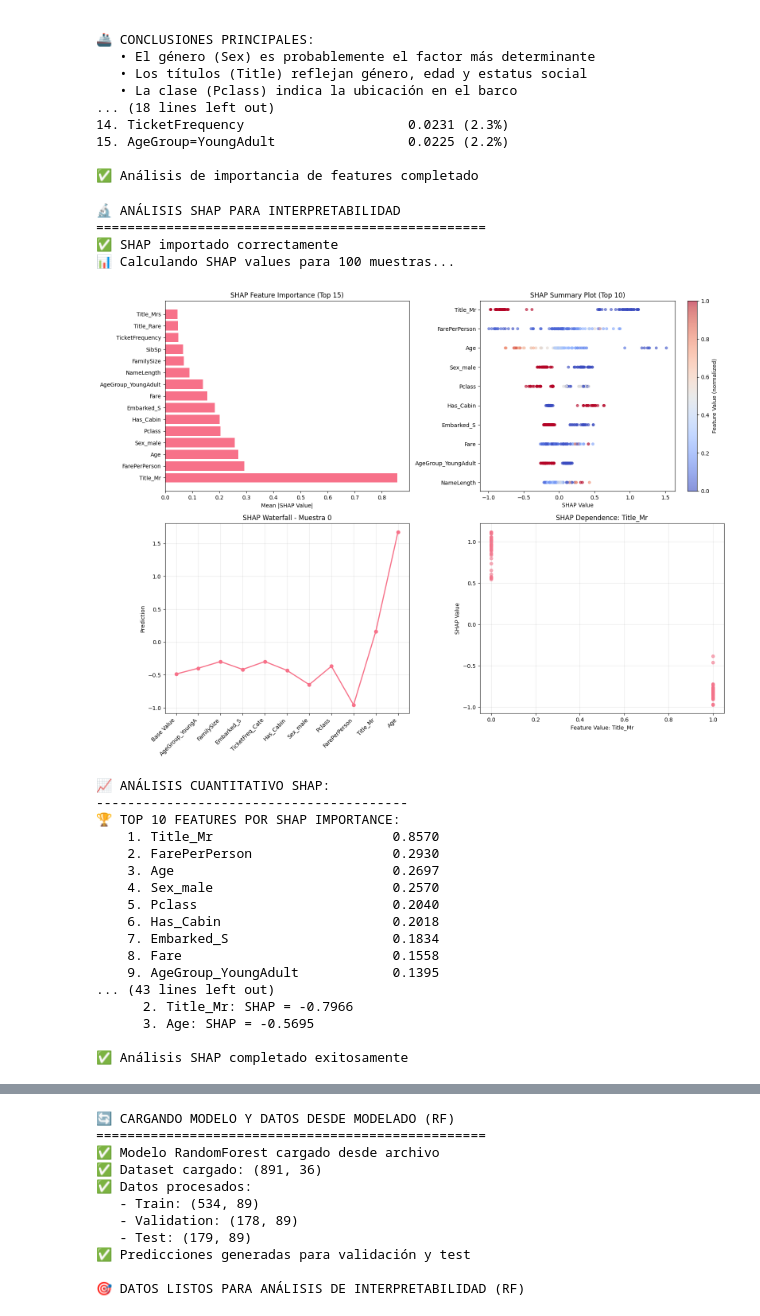
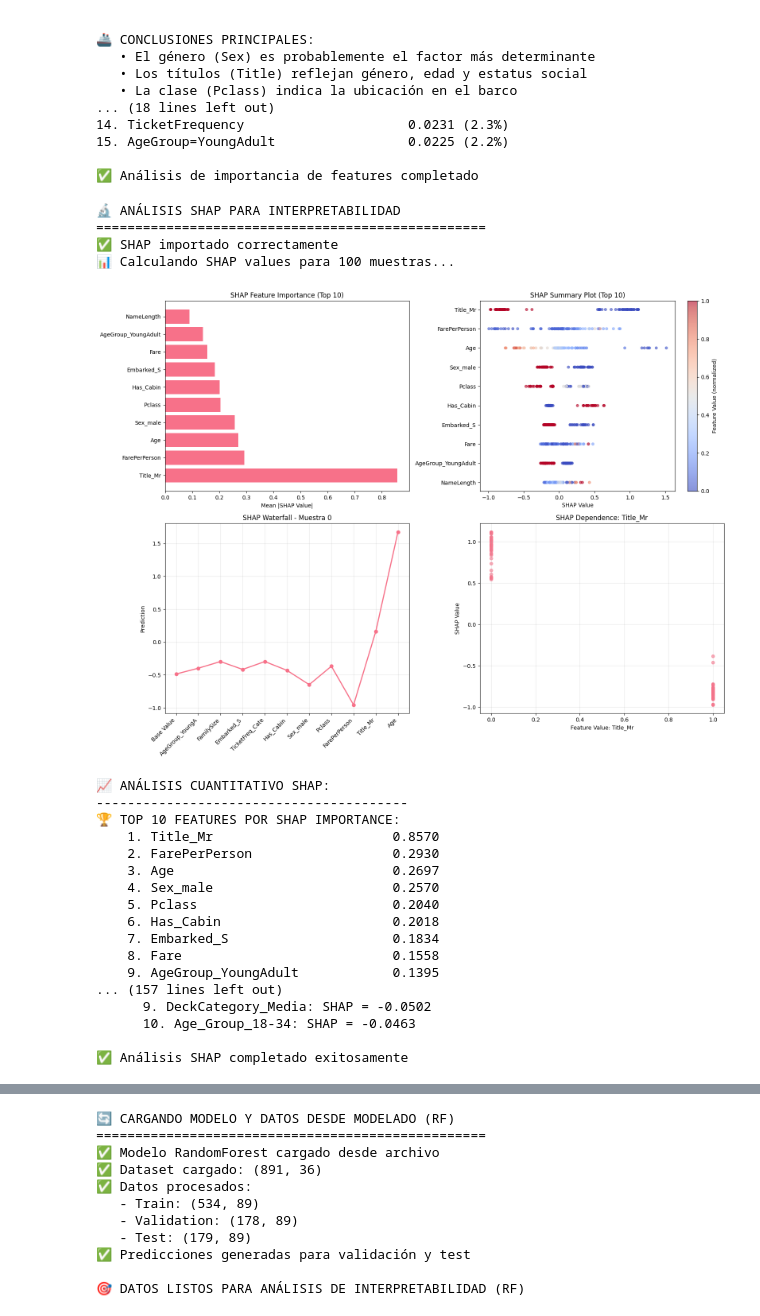
Before and after one commit to santiagosauma/ConcentracionAI, a Jupyter notebook: Entrega3/Entrega3_Interpretabilidad.ipynb, the cells around one changed output, grey strips where cells are left out. Cells and saved outputs as stored; diff of their text form; code cells hidden in the pictures.

```diff
--- a/Entrega3/Entrega3_Interpretabilidad.ipynb
+++ b/Entrega3/Entrega3_Interpretabilidad.ipynb
@@ -44,7 +44,7 @@ print("="*60)
 
 try:
     # Cargar modelo de Logistic Regression si existe
-    lr_model_path = "models/logistic_regression_model.pkl"
+    lr_model_path = "models/logisticregression_model.pkl"
     if os.path.exists(lr_model_path):
         lr_modelo = joblib.load(lr_model_path)
         print("✅ Modelo Logistic Regression cargado desde archivo")
@@ -308,6 +308,19 @@ try:
     plt.tight_layout()
     plt.show()
 
+    #Grafico de curva ROC
+    from sklearn.metrics import roc_curve, roc_auc_score
+    fpr_lr, tpr_lr, _ = roc_curve(y_val, lr_y_pred_proba_val)
+    plt.figure(figsize=(12,5))
+    plt.subplot(1,2,1)
+    plt.plot(fpr_lr, tpr_lr, label=f'Log. Reg. (AUC={lr_roc_auc:.3f})')
+    plt.plot([0,1],[0,1],'k--',alpha=0.5)
+    plt.xlabel('FPR')
+    plt.ylabel('TPR')
+    plt.title('Curva ROC')
+    plt.legend()
+    plt.grid(True, alpha=0.3)
+
     # Resumen final
     print("\n💡 INTERPRETACIÓN FINAL - LOGISTIC REGRESSION:")
     print("-" * 50)
@@ -569,6 +560,19 @@ if modelo is not None:
     plt.tight_layout()
     plt.show()
 
+    #Grafico de curva ROC
+    from sklearn.metrics import roc_curve, roc_auc_score
+    fpr_xg, tpr_xg, _ = roc_curve(y_val, y_pred_proba_val)
+    plt.figure(figsize=(12,5))
+    plt.subplot(1,2,1)
+    plt.plot(fpr_xg, tpr_xg, label=f'XgBoost (AUC={roc_auc:.3f})')
+    plt.plot([0,1],[0,1],'k--',alpha=0.5)
+    plt.xlabel('FPR')
+    plt.ylabel('TPR')
+    plt.title('Curva ROC')
+    plt.legend()
+    plt.grid(True, alpha=0.3)
+
     # 3. INTERPRETACIÓN DE MÉTRICAS AVANZADAS
     print("\n💡 INTERPRETACIÓN DE MÉTRICAS AVANZADAS:")
     print("-" * 40)
@@ -1095,12 +1100,12 @@ if modelo is not None:
         # Gráfico 1: SHAP Feature Importance (bar plot)
         plt.subplot(2, 2, 1)
         shap_importance = np.abs(shap_values).mean(0)
-        top_indices = np.argsort(shap_importance)[-15:]  # Top 15
+        top_indices = np.argsort(shap_importance)[-10:]  # Top 10
 
         plt.barh(range(len(top_indices)), shap_importance[top_indices])
         plt.yticks(range(len(top_indices)), [feature_names_clean[i] for i in top_indices])
         plt.xlabel('Mean |SHAP Value|')
-        plt.title('SHAP Feature Importance (Top 15)')
+        plt.title('SHAP Feature Importance (Top 10)')
         plt.gca().invert_yaxis()
 
         # Gráfico 2: SHAP Summary Plot (manual)
@@ -1189,7 +1194,7 @@ if modelo is not None:
 
         # Análisis de direccionalidad
         print(f"\n➡️ ANÁLISIS DE DIRECCIONALIDAD (SHAP):")
-        for i, feat_idx in enumerate(shap_ranking[:5], 1):
+        for i, feat_idx in enumerate(shap_ranking[:30], 1):
             feat_name = feature_names_clean[feat_idx]
             positive_impact = (shap_values[:, feat_idx] > 0).mean() * 100
             mean_positive = shap_values[shap_values[:, feat_idx] > 0, feat_idx].mean() if np.any(shap_values[:, feat_idx] > 0) else 0
@@ -1214,7 +1219,7 @@ if modelo is not None:
         print(f"   • Real: {'Sobrevivió' if y_sample.iloc[max_pred_idx] == 1 else 'No sobrevivió'}")
         print(f"   • Top 3 factores contribuyentes:")
 
-        top_contrib_idx = np.argsort(shap_values[max_pred_idx])[-3:][::-1]
+        top_contrib_idx = np.argsort(shap_values[max_pred_idx])[-10:][::-1]
         for j, feat_idx in enumerate(top_contrib_idx, 1):
             feat_name = feature_names_clean[feat_idx]
             shap_val = shap_values[max_pred_idx, feat_idx]
@@ -1225,35 +1230,35 @@ if modelo is not None:
 
         print(f"\n📉 CASO MENOR PROBABILIDAD SUPERVIVENCIA:")
         print(f"   • Índice: {min_pred_idx}")
         print(f"   • Probabilidad predicha: {predictions[min_pred_idx]:.3f}")
         print(f"   • Real: {'Sobrevivió' if y_sample.iloc[min_pred_idx] == 1 else 'No sobrevivió'}")
         print(f"   • Top 3 factores que reducen supervivencia:")
 
-        bottom_contrib_idx = np.argsort(shap_values[min_pred_idx])[:3]
+        bottom_contrib_idx = np.argsort(shap_values[min_pred_idx])[:10]
         for j, feat_idx in enumerate(bottom_contrib_idx, 1):
             feat_name = feature_names_clean[feat_idx]
             shap_val = shap_values[min_pred_idx, feat_idx]
             print(f"      {j}. {feat_name}: SHAP = {shap_val:.4f}")
 
         print(f"\n✅ Análisis SHAP completado exitosamente")
 
     except ImportError:
         print("⚠️ SHAP no está instalado.")
         print("💡 Para instalar: pip install shap")
         print("📌 Continuando sin análisis SHAP...")
 
     except Exception as e:
         print(f"⚠️ Error en análisis SHAP: {str(e)}")
         print("📌 Continuando sin análisis SHAP...")
 
 else:
     print("❌ Modelo no disponible para análisis SHAP")
 # %% [output]
 🔬 ANÁLISIS SHAP PARA INTERPRETABILIDAD
 ==================================================
 ✅ SHAP importado correctamente
 📊 Calculando SHAP values para 100 muestras...
-[figure, old version]
+[figure, new version]
 📈 ANÁLISIS CUANTITATIVO SHAP:
 ----------------------------------------
 🏆 TOP 10 FEATURES POR SHAP IMPORTANCE:
@@ -1266,9 +1271,9 @@ else:
     7. Embarked_S                     0.1834
     8. Fare                           0.1558
     9. AgeGroup_YoungAdult            0.1395
-... (43 lines left out)
-      2. Title_Mr: SHAP = -0.7966
-      3. Age: SHAP = -0.5695
+... (157 lines left out)
+      9. DeckCategory_Media: SHAP = -0.0502
+      10. Age_Group_18-34: SHAP = -0.0463
 
 ✅ Análisis SHAP completado exitosamente
 # %%
```
Also changed, not shown: parts of 6 cells of this notebook.
